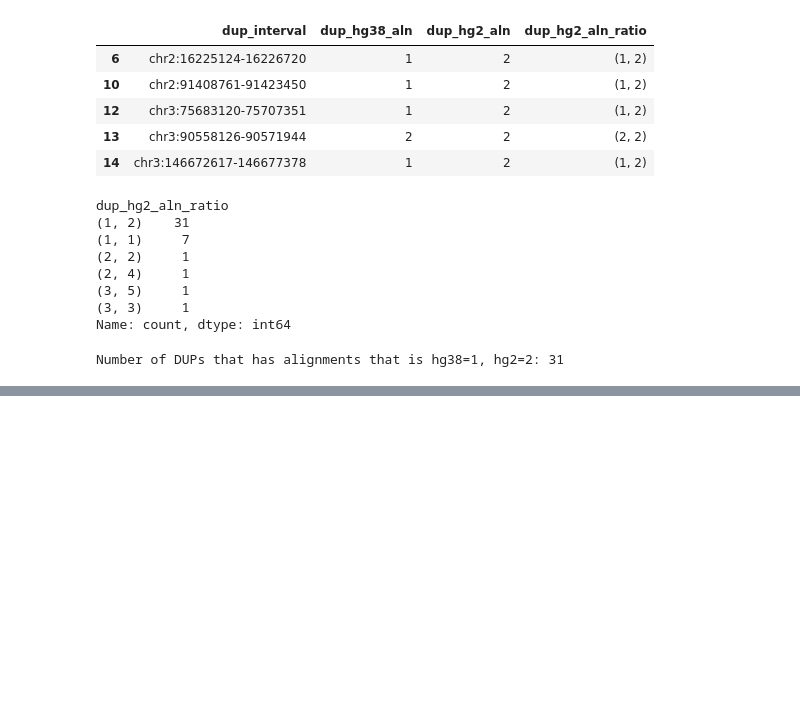
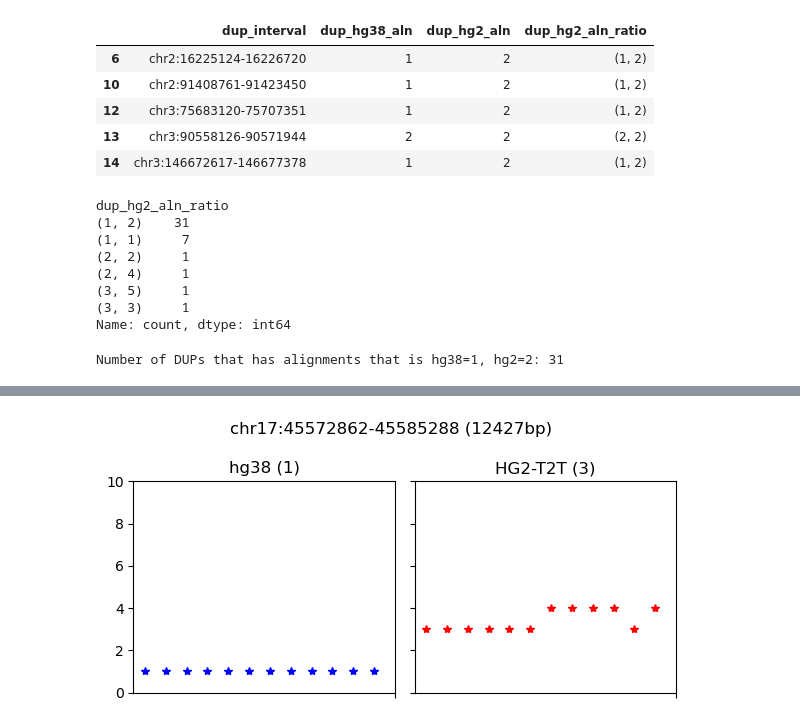
Before and after one commit to broadinstitute/T2T-ACE, a Jupyter notebook: notebooks/yg_dev_notebook.ipynb, the cells around one changed output, grey strips where cells are left out. Drawn from its saved outputs; the diff is of its cells as text; code cells hidden in the pictures; blank space fills up the shorter version.

```diff
--- a/notebooks/yg_dev_notebook.ipynb
+++ b/notebooks/yg_dev_notebook.ipynb
@@ -658,0 +828,4 @@ len(copy_neutral_intervals)
+# %%
+plot_single_bin_alignment(f'chr17:{45572503+359}-45585288')
+# %% [output]
+[figure, added]
```
Also changed, not shown: parts of 40 cells of this notebook.
